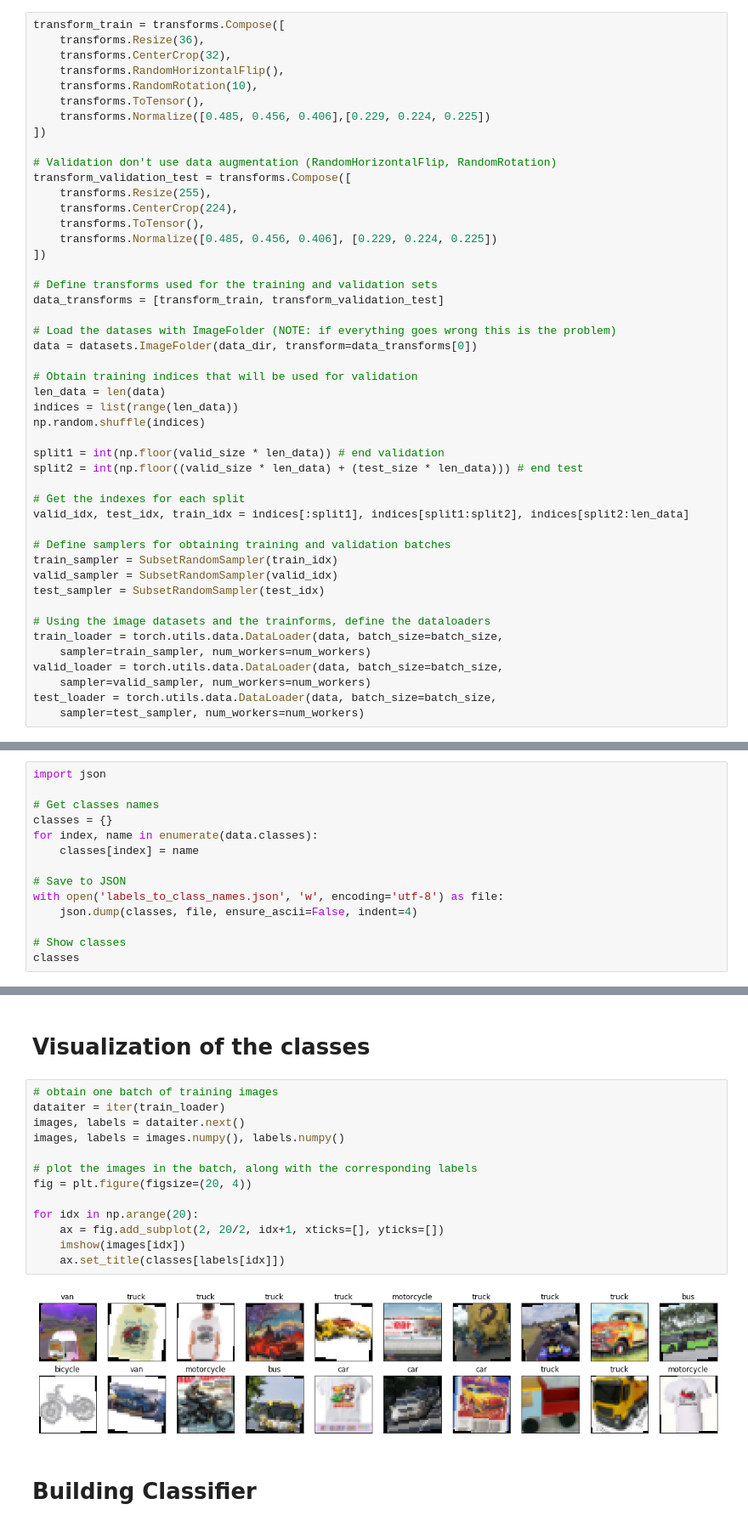
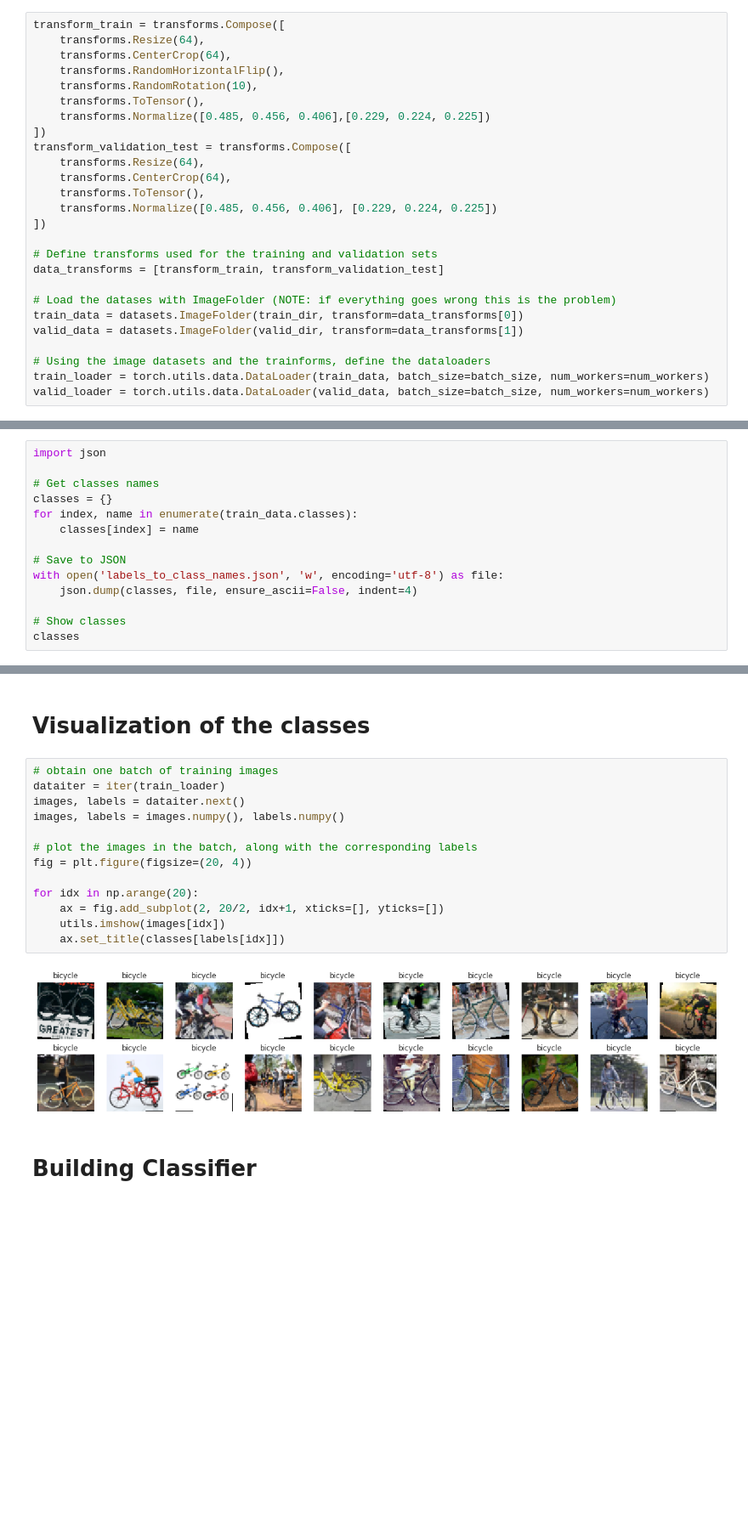
Before and after one commit to rodrigoAMF/vehicle-classification, a Jupyter notebook: Model Training.ipynb, the cells around one changed output, grey strips where cells are left out. Shown: that part at 85% size. Saved outputs shown, nothing was run; the diff lists cells and outputs as text; blank space fills up the shorter version.

```diff
--- a/Model Training.ipynb
+++ b/Model Training.ipynb
@@ -32,18 +45,16 @@ train_size  = 0.75
 # Load the dataset
 # %%
 transform_train = transforms.Compose([
-    transforms.Resize(36),
-    transforms.CenterCrop(32),
+    transforms.Resize(64),
+    transforms.CenterCrop(64),
     transforms.RandomHorizontalFlip(),
     transforms.RandomRotation(10),
     transforms.ToTensor(),
     transforms.Normalize([0.485, 0.456, 0.406],[0.229, 0.224, 0.225])
 ])
-
-# Validation don't use data augmentation (RandomHorizontalFlip, RandomRotation)
 transform_validation_test = transforms.Compose([
-    transforms.Resize(255),
-    transforms.CenterCrop(224),
+    transforms.Resize(64),
+    transforms.CenterCrop(64),
     transforms.ToTensor(),
     transforms.Normalize([0.485, 0.456, 0.406], [0.229, 0.224, 0.225])
 ])
@@ -52,28 +63,9 @@ transform_validation_test = transforms.Compose([
 data_transforms = [transform_train, transform_validation_test]
 
 # Load the datases with ImageFolder (NOTE: if everything goes wrong this is the problem)
-data = datasets.ImageFolder(data_dir, transform=data_transforms[0])
-
-# Obtain training indices that will be used for validation
-len_data = len(data)
-indices = list(range(len_data))
-np.random.shuffle(indices)
-
-split1 = int(np.floor(valid_size * len_data)) # end validation
-split2 = int(np.floor((valid_size * len_data) + (test_size * len_data))) # end test
-
-# Get the indexes for each split
-valid_idx, test_idx, train_idx = indices[:split1], indices[split1:split2], indices[split2:len_data]
-
-# Define samplers for obtaining training and validation batches
-train_sampler = SubsetRandomSampler(train_idx)
-valid_sampler = SubsetRandomSampler(valid_idx)
-test_sampler = SubsetRandomSampler(test_idx)
+train_data = datasets.ImageFolder(train_dir, transform=data_transforms[0])
+valid_data = datasets.ImageFolder(valid_dir, transform=data_transforms[1])
 
 # Using the image datasets and the trainforms, define the dataloaders
-train_loader = torch.utils.data.DataLoader(data, batch_size=batch_size,
-    sampler=train_sampler, num_workers=num_workers)
-valid_loader = torch.utils.data.DataLoader(data, batch_size=batch_size,
-    sampler=valid_sampler, num_workers=num_workers)
-test_loader = torch.utils.data.DataLoader(data, batch_size=batch_size,
-    sampler=test_sampler, num_workers=num_workers)
+train_loader = torch.utils.data.DataLoader(train_data, batch_size=batch_size, num_workers=num_workers)
+valid_loader = torch.utils.data.DataLoader(valid_data, batch_size=batch_size, num_workers=num_workers)
@@ -102,7 +76,7 @@ import json
 
 # Get classes names
 classes = {}
-for index, name in enumerate(data.classes):
+for index, name in enumerate(train_data.classes):
     classes[index] = name
 
 # Save to JSON
@@ -124,17 +98,17 @@ classes
 # %%
 # obtain one batch of training images
 dataiter = iter(train_loader)
 images, labels = dataiter.next()
 images, labels = images.numpy(), labels.numpy()
 
 # plot the images in the batch, along with the corresponding labels
 fig = plt.figure(figsize=(20, 4))
 
 for idx in np.arange(20):
     ax = fig.add_subplot(2, 20/2, idx+1, xticks=[], yticks=[])
-    imshow(images[idx])
+    utils.imshow(images[idx])
     ax.set_title(classes[labels[idx]])
 # %% [output]
-[figure, old version]
+[figure, new version]
 # %% [markdown]
 # Building Classifier
```
Also changed, not shown: parts of 13 cells of this notebook, 2 other files.
